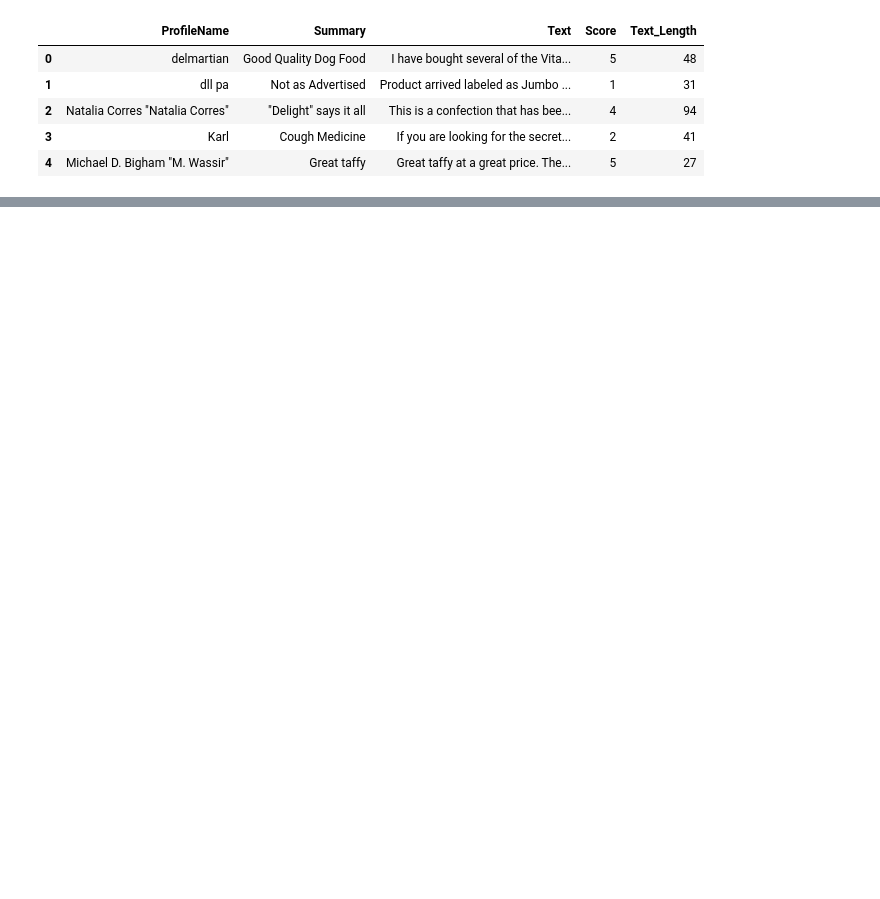
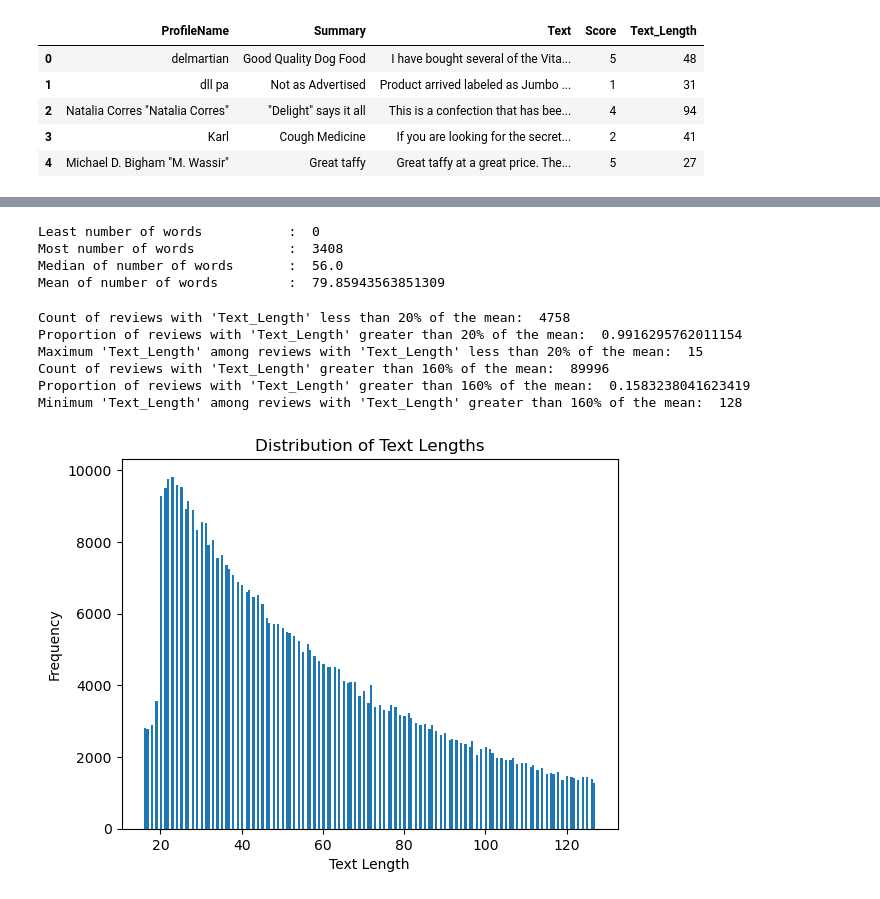
Before and after one commit to AnoopCA/Amazon-Review-Sentiment-Analysis-System, a Jupyter notebook: preprocess.ipynb, the cells around one changed output, grey strips where cells are left out. Drawn from its saved outputs; the diff is of its cells as text; code cells hidden in the pictures; blank space fills up the shorter version.

```diff
--- a/preprocess.ipynb
+++ b/preprocess.ipynb
@@ -119,13 +106,7 @@ txt
 # %%
-for iter, (_, row) in enumerate(df.iterrows()):
+for i, (_, row) in enumerate(df.iterrows()):
     txt = row['Text']
-    if re.search(r'([^\w\s])\1{1,}', txt):
-        print(f"Original: {txt}")
-        txt = re.sub(r'<[^>]*>', ' ', txt)
-        txt = re.sub(r',+', ',', txt)
-        txt = re.sub(r'([^\w\s])\1+', ' ', txt)
-        txt = re.sub(r'\s+', ' ', txt)
-        txt = txt.strip()
-        print(f"Subtit'd: {txt}")
-    if iter > 1000:
+    if re.search(r"\d{1,2}:\d{2}", txt):
+        print(txt)
+    if i > 10000:
         break
@@ -131,0 +124,64 @@ for iter, (_, row) in enumerate(df.iterrows()):
+# %%
+def text_preprocess(txt):
+    txt = re.sub(r'Length:: \d{1,2}:\d{2} Mins', ' ', txt)
+    txt = re.sub(r'<[^>]*>', ' ', txt)
+    txt = re.sub(r',+', ',', txt)
+    txt = re.sub(r'([^\w\s])\1+', ' ', txt)
+    txt = re.sub(r'(?<=\s)[^\w\s]+(?:\s+[^\w\s]+)+(?=\s)', ' ', txt)
+    txt = re.sub(r'\s+', ' ', txt)
+    txt = txt.strip()
+    txt = txt.lower()
+    return txt
+
+df['Text_Preprocessed'] = df['Text'].apply(lambda l: text_preprocess(l))
+df_preprocessed = df.drop(["ProfileName", "Summary", "Text", "Text_Length"], axis=1)
+
+df_preprocessed.to_csv(r"D:\ML_Projects\Amazon-Review-Sentiment-Analysis-System\Data\amazon_reviews_preprocessed.csv", index=False)
+# %%
+df_preprocessed['Text_Length'] = df_preprocessed['Text_Preprocessed'].map(lambda l: len(l.split()))
+# %%
+print(f"Least number of words \t\t:  {df_preprocessed['Text_Length'].min()}")
+print(f"Most number of words \t\t:  {df_preprocessed['Text_Length'].max()}")
+print(f"Median of number of words \t:  {df_preprocessed['Text_Length'].median()}")
+print(f"Mean of number of words \t:  {df_preprocessed['Text_Length'].mean()}")
+# %% [output]
+Least number of words           :  0
+Most number of words            :  3408
+Median of number of words       :  56.0
+Mean of number of words         :  79.85943563851309
+# %%
+ln_min = 0.2
+print("Count of reviews with 'Text_Length' less than 20% of the mean: ",
+      len(df_preprocessed[df_preprocessed['Text_Length'] < df_preprocessed['Text_Length'].mean()*ln_min]))
+print("Proportion of reviews with 'Text_Length' greater than 20% of the mean: ",
+      len(df_preprocessed[df_preprocessed['Text_Length'] > df_preprocessed['Text_Length'].mean()*ln_min])/len(df_preprocessed))
+print("Maximum 'Text_Length' among reviews with 'Text_Length' less than 20% of the mean: ",
+      df_preprocessed[df_preprocessed['Text_Length'] < df_preprocessed['Text_Length'].mean()*ln_min]['Text_Length'].max())
+
+ln_max = 1.6
+print("Count of reviews with 'Text_Length' greater than 160% of the mean: ",
+      len(df_preprocessed[df_preprocessed['Text_Length'] > df_preprocessed['Text_Length'].mean()*ln_max]))
+print("Proportion of reviews with 'Text_Length' greater than 160% of the mean: ",
+      len(df_preprocessed[df_preprocessed['Text_Length'] > df_preprocessed['Text_Length'].mean()*ln_max])/len(df_preprocessed))
+print("Minimum 'Text_Length' among reviews with 'Text_Length' greater than 160% of the mean: ",
+      df_preprocessed[df_preprocessed['Text_Length'] > df_preprocessed['Text_Length'].mean()*ln_max]['Text_Length'].min())
+# %% [output]
+Count of reviews with 'Text_Length' less than 20% of the mean:  4758
+Proportion of reviews with 'Text_Length' greater than 20% of the mean:  0.9916295762011154
+Maximum 'Text_Length' among reviews with 'Text_Length' less than 20% of the mean:  15
+Count of reviews with 'Text_Length' greater than 160% of the mean:  89996
+Proportion of reviews with 'Text_Length' greater than 160% of the mean:  0.1583238041623419
+Minimum 'Text_Length' among reviews with 'Text_Length' greater than 160% of the mean:  128
+# %%
+df_preprocessed = df_preprocessed[(df_preprocessed['Text_Length'] > df_preprocessed['Text_Length'].mean()*0.2) &
+                                  (df_preprocessed['Text_Length'] < df_preprocessed['Text_Length'].mean()*1.60)]
+
+print(f"Number of reviews after text preprocessing: {len(df_preprocessed)}")
+# %%
+plt.hist(df_preprocessed['Text_Length'], bins=200)
+plt.title("Distribution of Text Lengths")
+plt.xlabel("Text Length")
+plt.ylabel("Frequency")
+plt.show()
+# %% [output]
+[figure, added]
```
Also changed, not shown: parts of 21 cells of this notebook.
